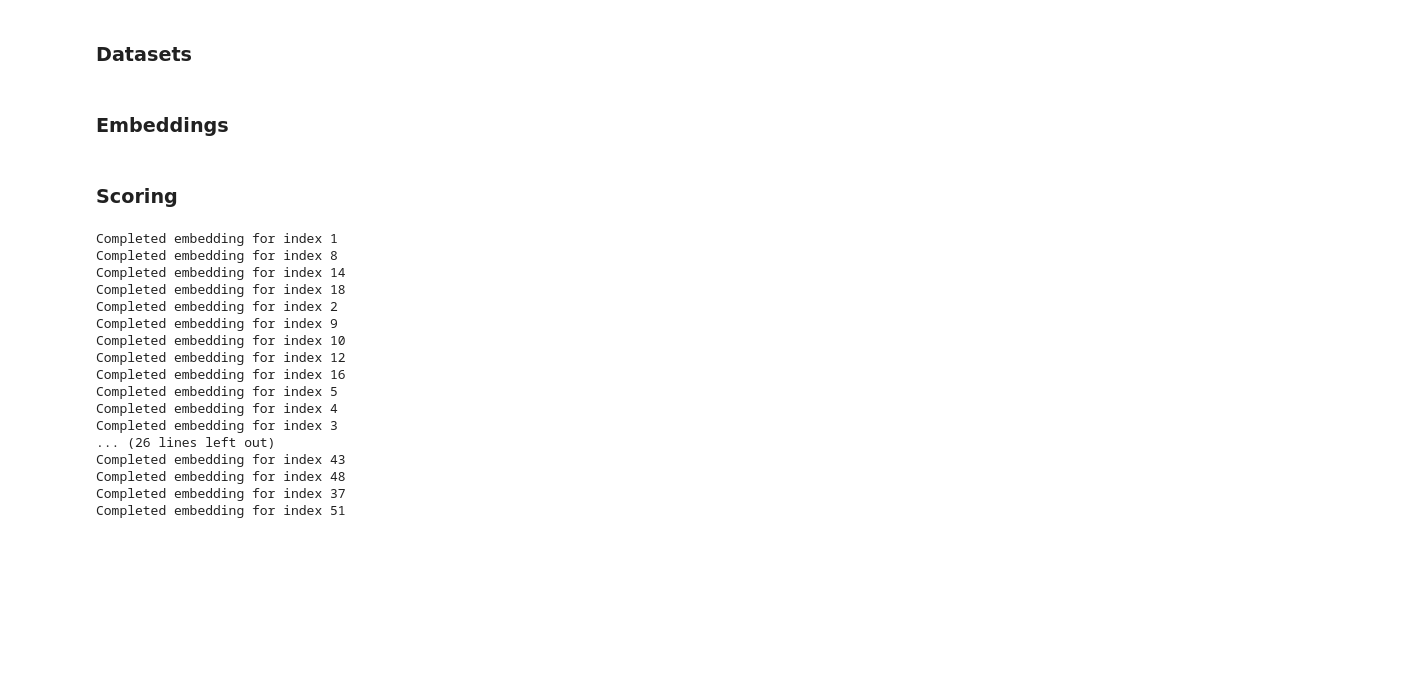
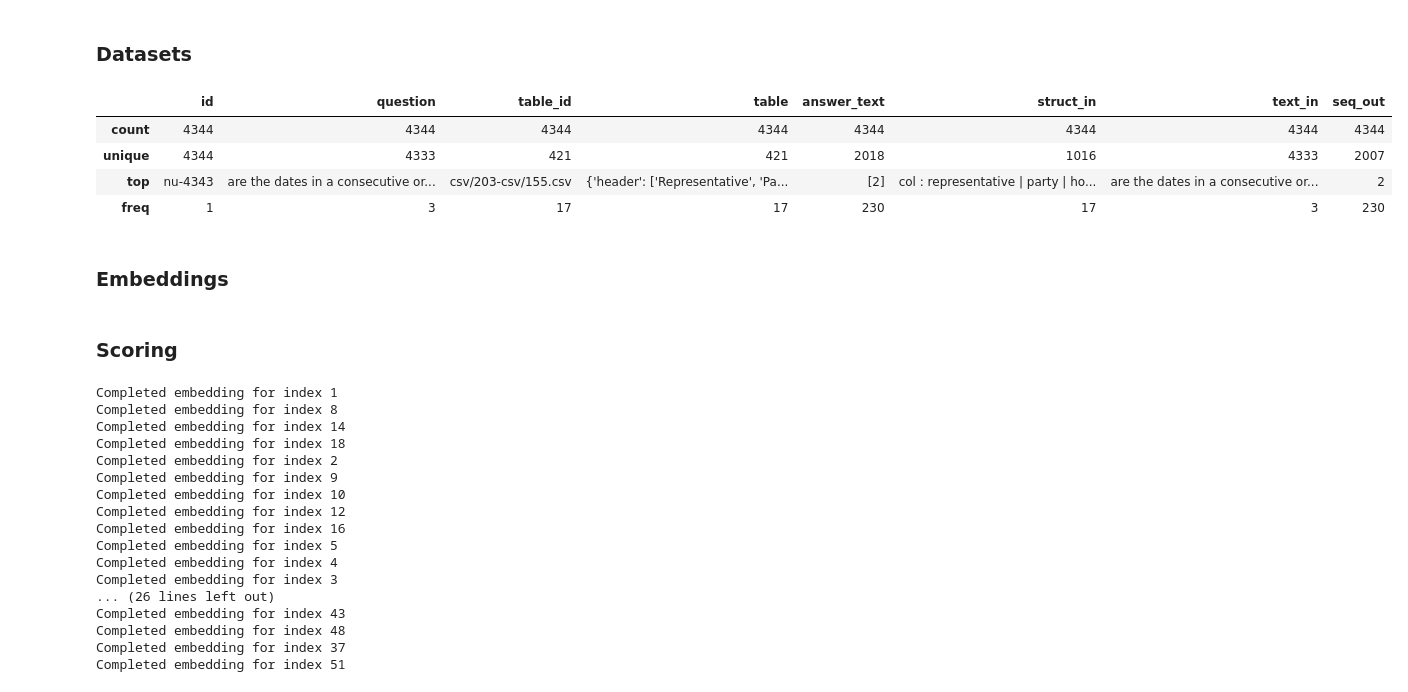
Before and after one commit to Ever2after/tableqa-visual-prompting, a Jupyter notebook: notebooks/main.ipynb, the cells around one changed output. Saved outputs shown, nothing was run; the diff lists cells and outputs as text; code cells hidden in the pictures; blank space fills up the shorter version.

```diff
--- a/notebooks/main.ipynb
+++ b/notebooks/main.ipynb
@@ -77,7 +77,13 @@ df = pd.read_json("hf://datasets/TableQAKit/WTQ/" + splits["train"])
 # %%
 df_test = pd.read_json("hf://datasets/TableQAKit/WTQ/" + splits["test"])
 # %%
-df_test.head()
+df_test.describe()
+# %% [output]
+|  | id | question | table_id | table | answer_text | struct_in | text_in | seq_out |
+| count | 4344 | 4344 | 4344 | 4344 | 4344 | 4344 | 4344 | 4344 |
+| unique | 4344 | 4333 | 421 | 421 | 2018 | 1016 | 4333 | 2007 |
+| top | nu-4343 | are the dates in a consecutive or... | csv/203-csv/155.csv | {'header': ['Representative', 'Pa... | [2] | col : representative | party | ho... | are the dates in a consecutive or... | 2 |
+| freq | 1 | 3 | 17 | 17 | 230 | 17 | 3 | 230 |
 # %% [markdown]
 ### Embeddings
 # %%
```
Also changed, not shown: parts of 2 cells of this notebook, 17 other files.
